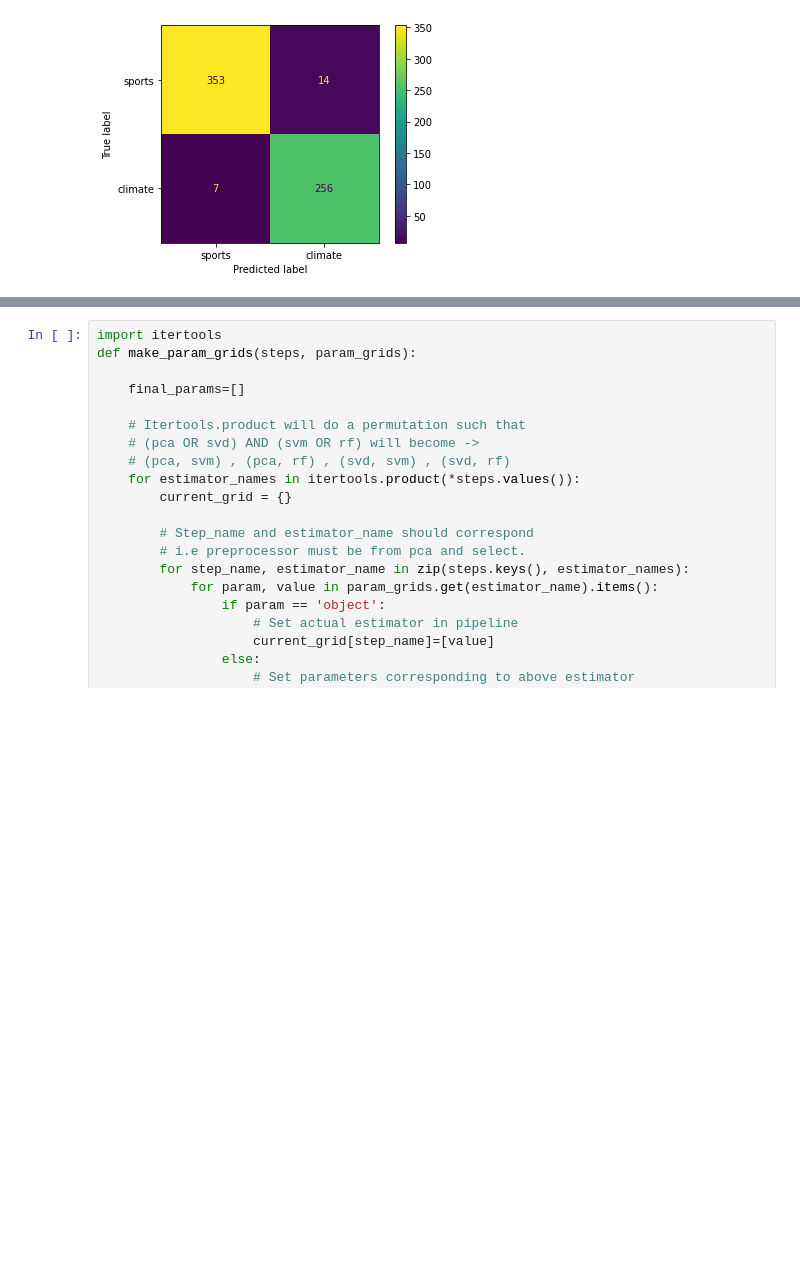
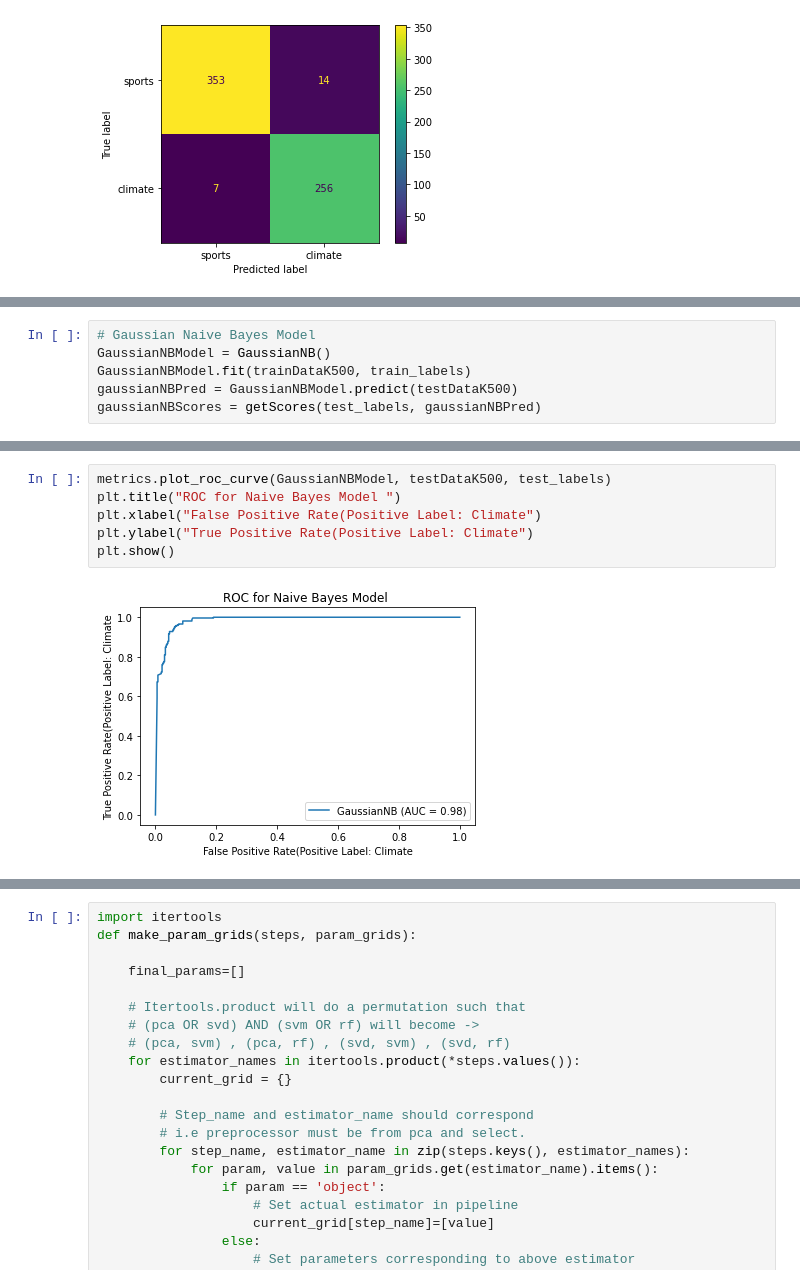
Before and after one commit to diplav09/Classification_NewsArticle, a Jupyter notebook: Project1_curr.ipynb, the cells around one changed output, grey strips where cells are left out. Drawn from its saved outputs; the diff is of its cells as text; blank space fills up the shorter version.

```diff
--- a/Project1_curr.ipynb
+++ b/Project1_curr.ipynb
@@ -954,0 +839,6 @@ plot_roc(fpr, tpr)
+# %%
+# Gaussian Naive Bayes Model
+GaussianNBModel = GaussianNB()
+GaussianNBModel.fit(trainDataK500, train_labels)
+gaussianNBPred = GaussianNBModel.predict(testDataK500)
+gaussianNBScores = getScores(test_labels, gaussianNBPred)
@@ -954,0 +858,8 @@ plot_roc(fpr, tpr)
+# %%
+metrics.plot_roc_curve(GaussianNBModel, testDataK500, test_labels)
+plt.title("ROC for Naive Bayes Model ")
+plt.xlabel("False Positive Rate(Positive Label: Climate")
+plt.ylabel("True Positive Rate(Positive Label: Climate")
+plt.show()
+# %% [output]
+[figure, added]
```
Also changed, not shown: parts of 26 cells of this notebook.
